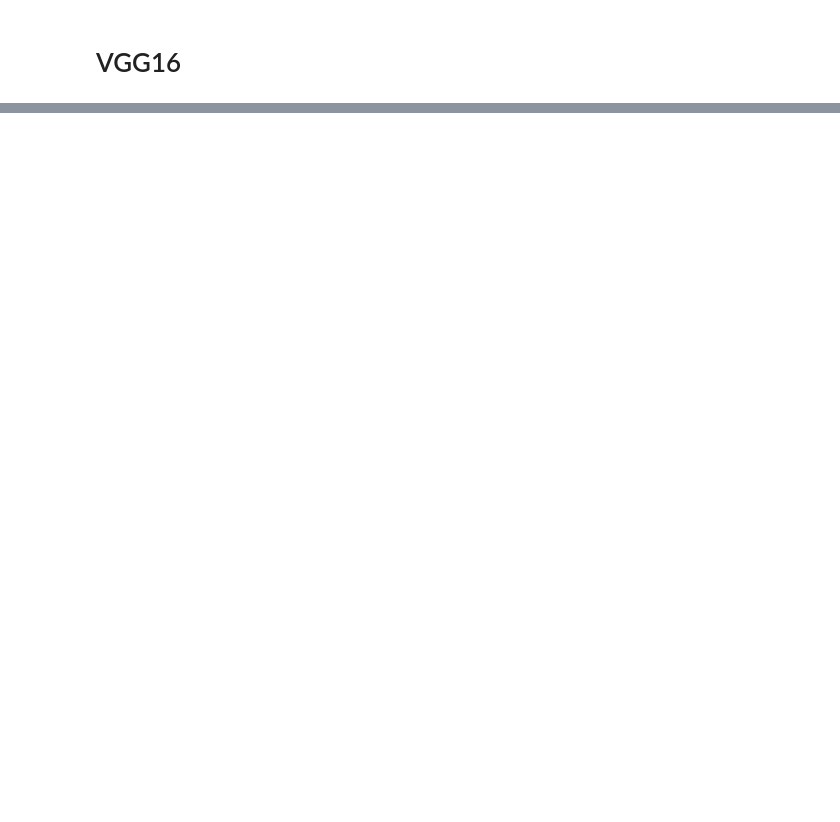
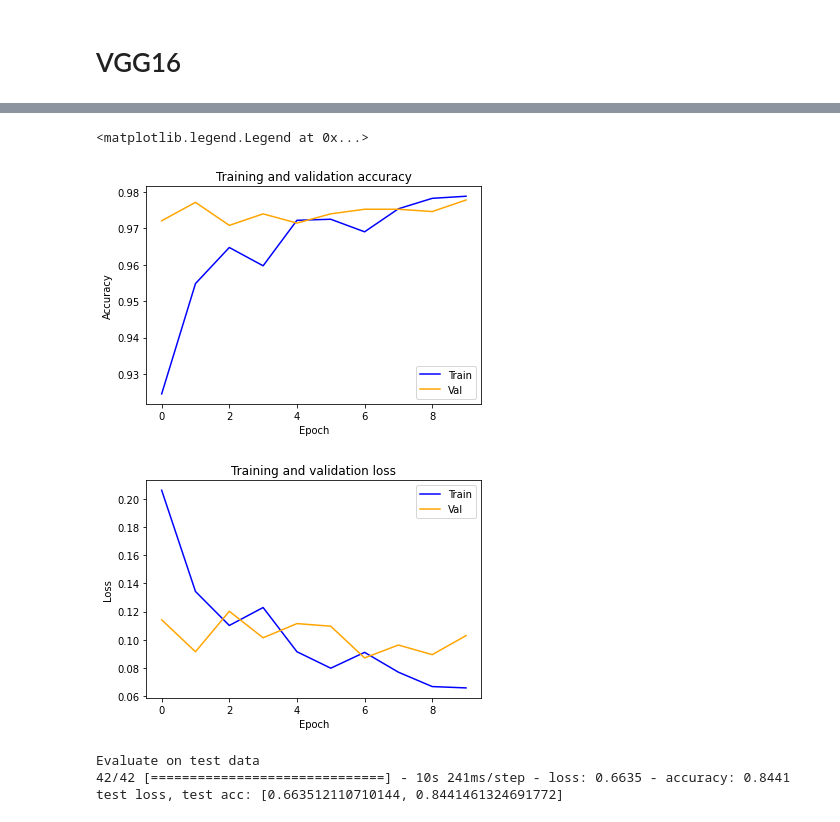
Before and after one commit to lingruiluo/TumorDetection, a Jupyter notebook: model_building_update.ipynb, the cells around one changed output, grey strips where cells are left out. Cells and saved outputs as stored; diff of their text form; code cells hidden in the pictures; blank space fills up the shorter version.

```diff
--- a/model_building_update.ipynb
+++ b/model_building_update.ipynb
@@ -402,0 +426,15 @@ See the caveats in the documentation: https://pandas.pydata.org/pandas-docs/stab
+# %%
+base_model.trainable = True
+model.summary()
+
+model.compile(
+    optimizer=tf.keras.optimizers.Adam(1e-5),  # Low learning rate
+    loss=tf.keras.losses.SparseCategoricalCrossentropy(from_logits=True),
+    metrics=['accuracy'],
+)
+
+epochs = 10
+history = model.fit(train_generator,
+                    epochs=epochs,
+                    validation_data=validation_generator,
+                    callbacks=[vgg_early_stop_callback, vgg_checkpoint_callback])
@@ -402,0 +459,33 @@ See the caveats in the documentation: https://pandas.pydata.org/pandas-docs/stab
+# %%
+acc = history.history['accuracy']
+val_acc = history.history['val_accuracy']
+loss = history.history['loss']
+val_loss = history.history['val_loss']
+
+
+plt.title('Training and validation accuracy')
+plt.plot(range(epochs), acc, color='blue', label='Train')
+plt.plot(range(epochs), val_acc, color='orange', label='Val')
+plt.xlabel('Epoch')
+plt.ylabel('Accuracy')
+plt.legend()
+
+_ = plt.figure()
+plt.title('Training and validation loss')
+plt.plot(range(epochs), loss, color='blue', label='Train')
+plt.plot(range(epochs), val_loss, color='orange', label='Val')
+plt.xlabel('Epoch')
+plt.ylabel('Loss')
+plt.legend()
+# %% [output]
+<matplotlib.legend.Legend at 0x...>
+[figure, added]
+[figure, added]
+# %%
+print("Evaluate on test data")
+results = model.evaluate(test_generator)
+print("test loss, test acc:", results)
+# %% [output]
+Evaluate on test data
+42/42 [==============================] - 10s 241ms/step - loss: 0.6635 - accuracy: 0.8441
+test loss, test acc: [0.663512110710144, 0.8441461324691772]
```
Also changed, not shown: parts of 63 cells of this notebook.
